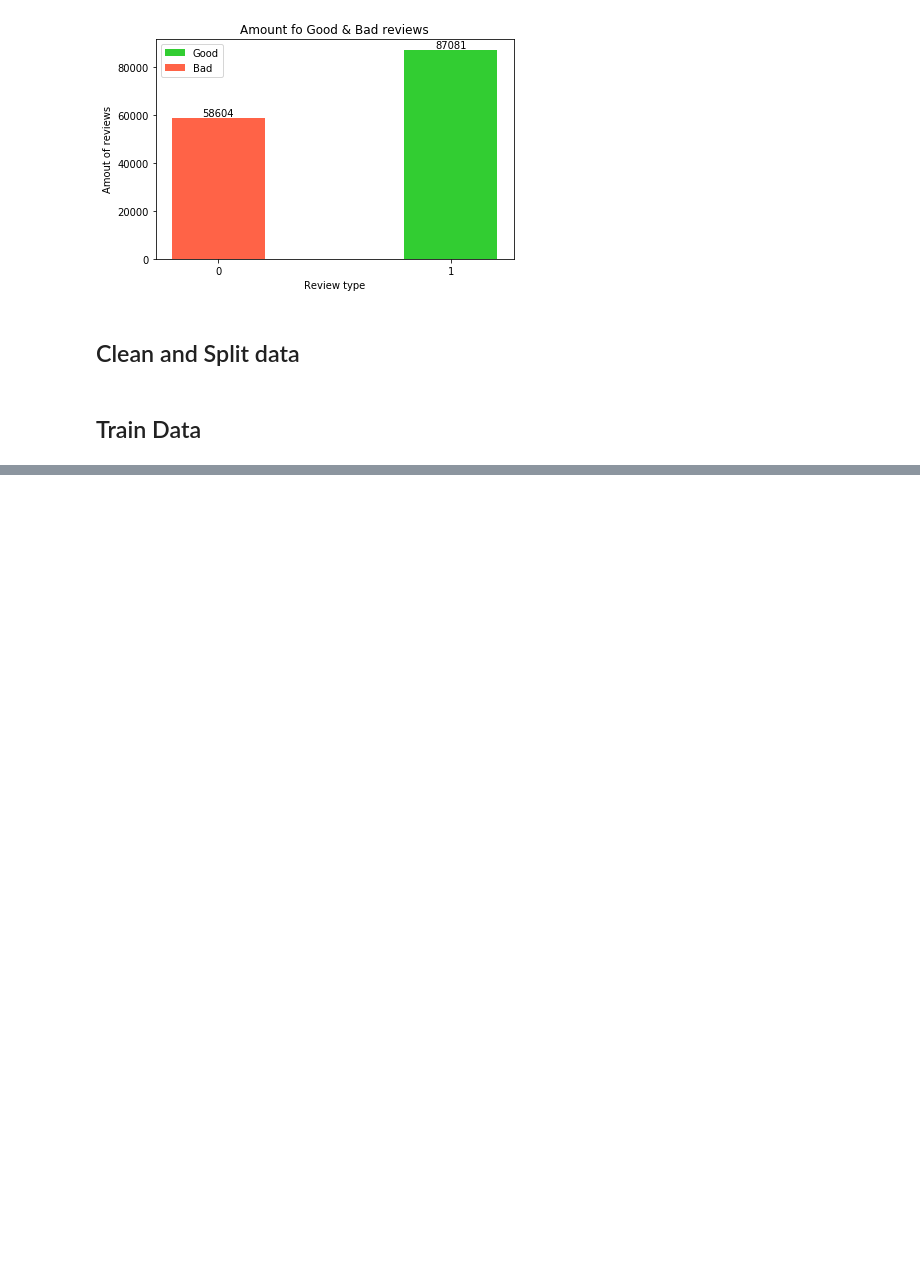
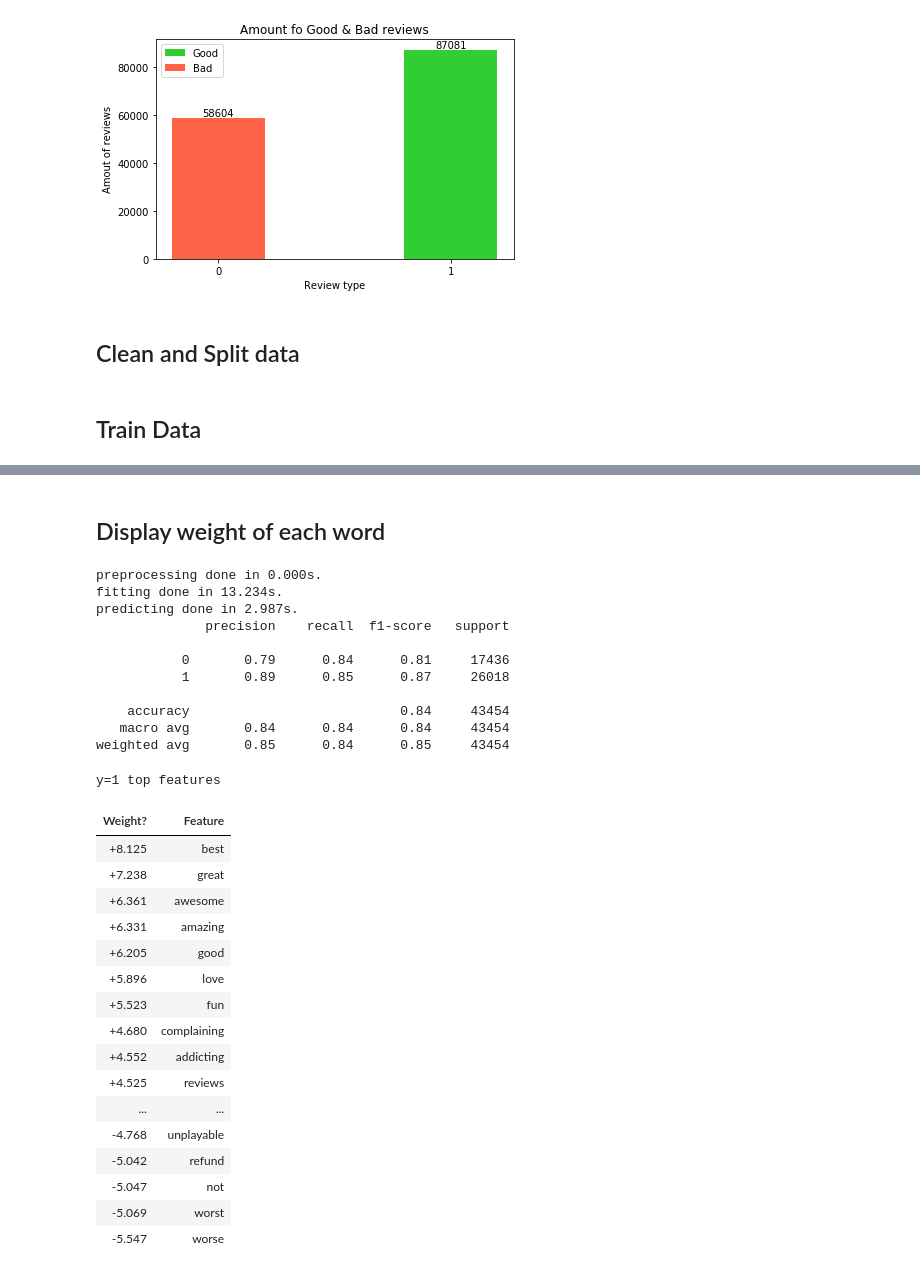
Before and after one commit to narula2000/SteamReviewAnalysisMLProject, a Jupyter notebook: Machine Learning Project.ipynb, the cells around one changed output, grey strips where cells are left out. Cells and saved outputs as stored; diff of their text form; code cells hidden in the pictures; blank space fills up the shorter version.

Commit message:
Found the best model

```diff
--- a/Machine Learning Project.ipynb
+++ b/Machine Learning Project.ipynb
@@ -182,0 +267,50 @@ TypeError: A sparse matrix was passed, but dense data is required. Use X.toarray
+# %% [markdown]
+## Display weight of each word
+# %%
+import eli5
+
+t0 = time()
+text_clf = Pipeline([('vect', TfidfVectorizer(max_df=0.99, norm='l2')), ('clf', LogisticRegression(solver='saga',
+                                                                                                   fit_intercept=True, class_weight='balanced'))])
+print("preprocessing done in %0.3fs." % (time() - t0))
+
+t0 = time()
+text_clf.fit(X_train, y_train)
+print("fitting done in %0.3fs." % (time() - t0))
+
+t0 = time()
+y_pred = text_clf.predict(X_test)
+print("predicting done in %0.3fs." % (time() - t0))
+print(classification_report(y_test, y_pred))
+
+eli5.show_weights(text_clf, vec=text_clf.named_steps["vect"], top=40)
+# %% [output]
+preprocessing done in 0.000s.
+fitting done in 13.234s.
+predicting done in 2.987s.
+              precision    recall  f1-score   support
+
+           0       0.79      0.84      0.81     17436
+           1       0.89      0.85      0.87     26018
+
+    accuracy                           0.84     43454
+   macro avg       0.84      0.84      0.84     43454
+weighted avg       0.85      0.84      0.85     43454
+y=1 top features
+| Weight? | Feature |
+| +8.125 | best |
+| +7.238 | great |
+| +6.361 | awesome |
+| +6.331 | amazing |
+| +6.205 | good |
+| +5.896 | love |
+| +5.523 | fun |
+| +4.680 | complaining |
+| +4.552 | addicting |
+| +4.525 | reviews |
+| ... | ... |
+| -4.768 | unplayable |
+| -5.042 | refund |
+| -5.047 | not |
+| -5.069 | worst |
+| -5.547 | worse |
```
Also changed, not shown: parts of 3 cells of this notebook.
